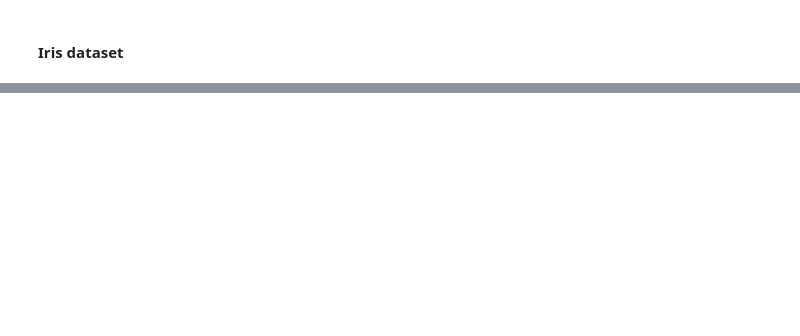
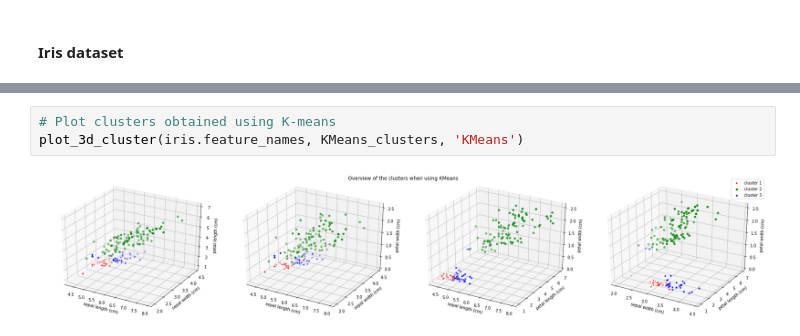
Before and after one commit to Avuerro/NaturalComputing, a Jupyter notebook: Assignment2-SI/Assignment2_SI_Exercise3.ipynb, the cells around one changed output, grey strips where cells are left out. Drawn from its saved outputs; the diff is of its cells as text; blank space fills up the shorter version.

```diff
--- a/Assignment2-SI/Assignment2_SI_Exercise3.ipynb
+++ b/Assignment2-SI/Assignment2_SI_Exercise3.ipynb
@@ -293,0 +318,5 @@ threedimensional_clusters_plotter(iris.feature_names, clusters, cluster_indices,
+# %%
+# Plot clusters obtained using K-means
+plot_3d_cluster(iris.feature_names, KMeans_clusters, 'KMeans')
+# %% [output]
+[figure, added]
```
Also changed, not shown: parts of 14 cells of this notebook, 2 other files.
